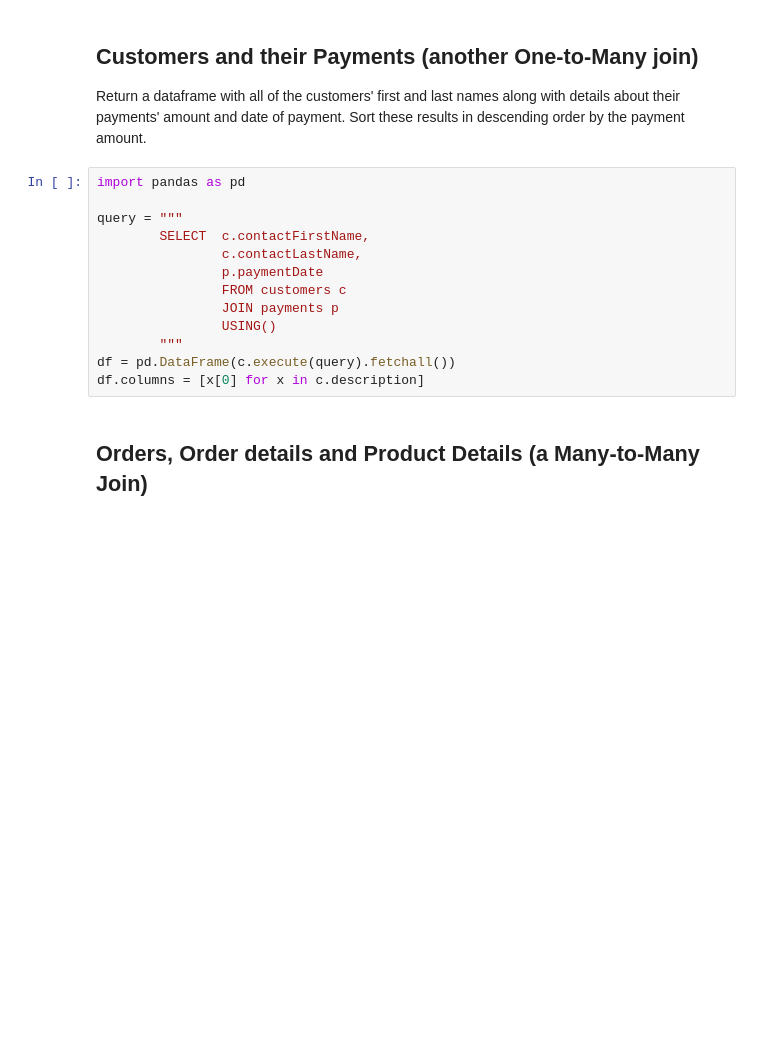
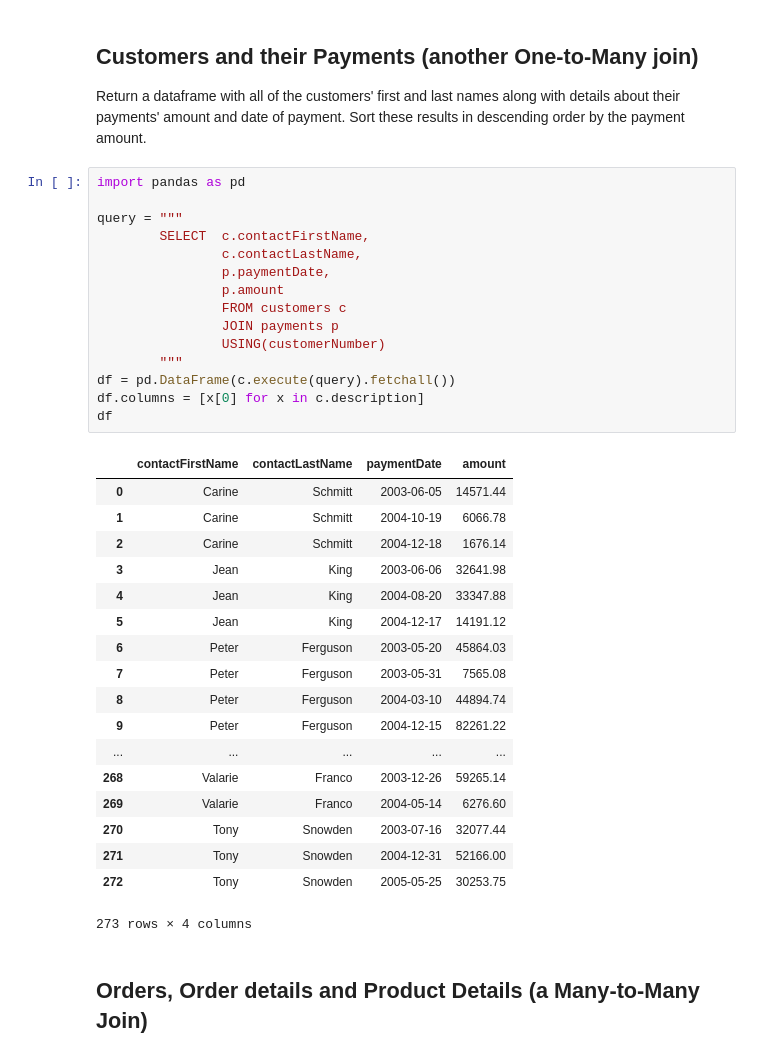
Before and after one commit to kathrinv/dsc-one-to-many-and-many-to-many-joins-lab-nyc-ds-082619, a Jupyter notebook: index.ipynb, the cells around one changed output. Cells and saved outputs as stored; diff of their text form; blank space fills up the shorter version.

```diff
--- a/index.ipynb
+++ b/index.ipynb
@@ -137,16 +137,37 @@ Return a dataframe with all of the customers' first and last names along with de
 # %%
 import pandas as pd
 
 query = """
         SELECT  c.contactFirstName,
                 c.contactLastName,
-                p.paymentDate
+                p.paymentDate,
+                p.amount
                 FROM customers c
                 JOIN payments p
-                USING()
+                USING(customerNumber)
         """
 df = pd.DataFrame(c.execute(query).fetchall())
 df.columns = [x[0] for x in c.description]
+df
+# %% [output]
+|  | contactFirstName | contactLastName | paymentDate | amount |
+| 0 | Carine | Schmitt | 2003-06-05 | 14571.44 |
+| 1 | Carine | Schmitt | 2004-10-19 | 6066.78 |
+| 2 | Carine | Schmitt | 2004-12-18 | 1676.14 |
+| 3 | Jean | King | 2003-06-06 | 32641.98 |
+| 4 | Jean | King | 2004-08-20 | 33347.88 |
+| 5 | Jean | King | 2004-12-17 | 14191.12 |
+| 6 | Peter | Ferguson | 2003-05-20 | 45864.03 |
+| 7 | Peter | Ferguson | 2003-05-31 | 7565.08 |
+| 8 | Peter | Ferguson | 2004-03-10 | 44894.74 |
+| 9 | Peter | Ferguson | 2004-12-15 | 82261.22 |
+| ... | ... | ... | ... | ... |
+| 268 | Valarie | Franco | 2003-12-26 | 59265.14 |
+| 269 | Valarie | Franco | 2004-05-14 | 6276.60 |
+| 270 | Tony | Snowden | 2003-07-16 | 32077.44 |
+| 271 | Tony | Snowden | 2004-12-31 | 52166.00 |
+| 272 | Tony | Snowden | 2005-05-25 | 30253.75 |
+273 rows × 4 columns
 # %% [markdown]
 ## Orders, Order details and Product Details (a Many-to-Many Join)
 # %% [markdown]
```
